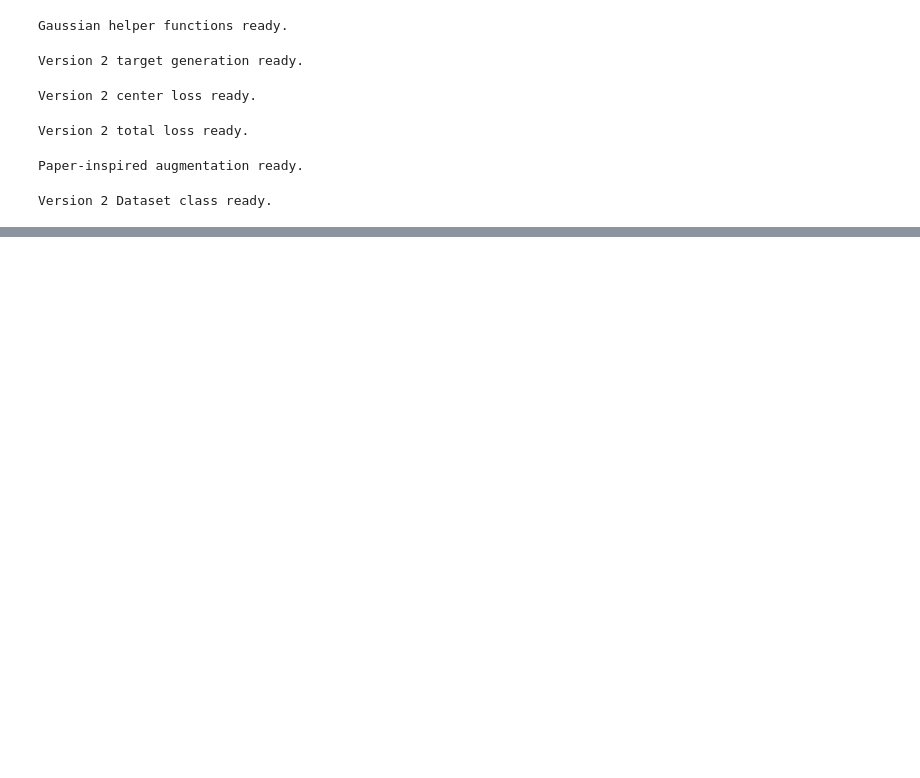
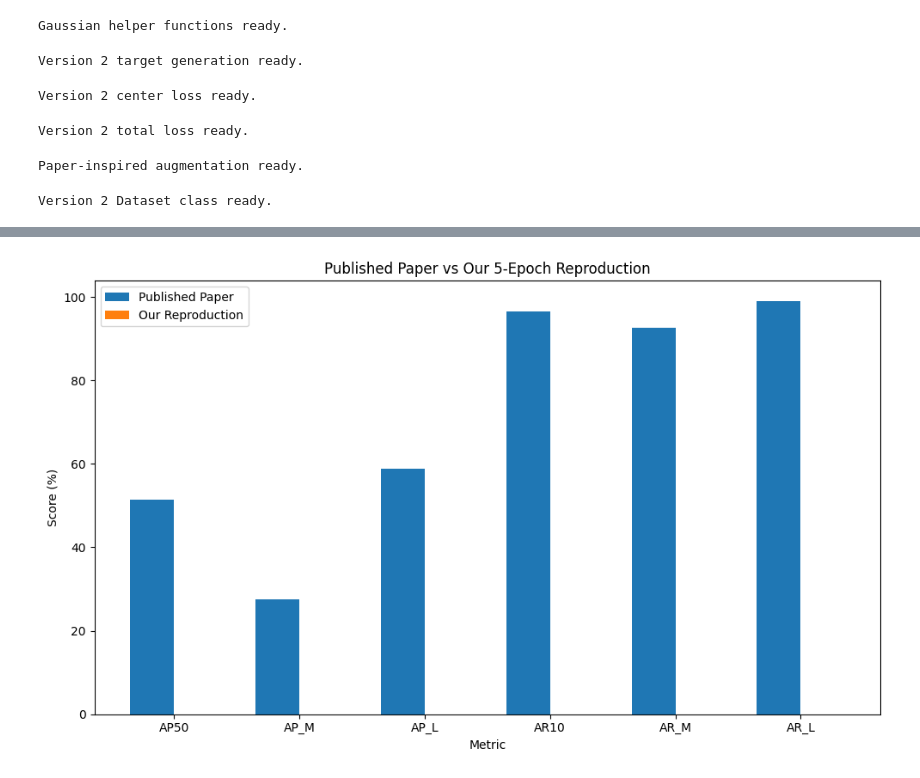
Before and after one commit to imdeepa99/pneumonia-anchor-free-detection, a Jupyter notebook: notebooks/pneumonia_anchor_free_detection.ipynb, the cells around one changed output, grey strips where cells are left out. Saved outputs shown, nothing was run; the diff lists cells and outputs as text; code cells hidden in the pictures; blank space fills up the shorter version.

```diff
--- a/notebooks/pneumonia_anchor_free_detection.ipynb
+++ b/notebooks/pneumonia_anchor_free_detection.ipynb
@@ -4172,0 +4726,13 @@ NameError: name 'train_df' is not defined
+# %%
+# ============================================================
+# FRESH MODEL FOR POSITIVE-ONLY DEBUG TEST
+# ============================================================
+
+debug_model = PneumoniaAnchorFreeDetector().to(device)
+
+debug_optimizer = torch.optim.Adam(
+    debug_model.parameters(),
+    lr=0.001
+)
+
+print("Fresh debug model ready.")
@@ -4172,0 +7183,77 @@ NameError: name 'train_df' is not defined
+# %%
+# ============================================================
+# FIGURE 3 — PAPER VS OUR REPRODUCTION
+# ============================================================
+
+import matplotlib.pyplot as plt
+import numpy as np
+
+metrics = ["AP50", "AP_M", "AP_L", "AR10", "AR_M", "AR_L"]
+
+paper_values = [
+    51.5,
+    27.6,
+    58.9,
+    96.6,
+    92.6,
+    98.9
+]
+
+our_values = [
+    final_metrics["AP50"],
+    final_metrics["AP_M"],
+    final_metrics["AP_L"],
+    final_metrics["AR10"],
+    final_metrics["AR_M"],
+    final_metrics["AR_L"]
+]
+
+x = np.arange(len(metrics))
+width = 0.35
+
+plt.figure(figsize=(10, 6))
+
+plt.bar(
+    x - width/2,
+    paper_values,
+    width,
+    label="Published Paper"
+)
+
+plt.bar(
+    x + width/2,
+    our_values,
+    width,
+    label="Our Reproduction"
+)
+
+plt.xlabel("Metric")
+plt.ylabel("Score (%)")
+
+plt.title(
+    "Published Paper vs Our 5-Epoch Reproduction"
+)
+
+plt.xticks(
+    x,
+    metrics
+)
+
+plt.legend()
+
+plt.tight_layout()
+
+comparison_fig_path = (
+    f"{SAVE_DIR}/paper_vs_reproduction.png"
+)
+
+plt.savefig(
+    comparison_fig_path,
+    dpi=200
+)
+
+plt.show()
+
+print("Saved:", comparison_fig_path)
+# %% [output]
+[figure, added]
```
Also changed, not shown: parts of 43 cells of this notebook.
